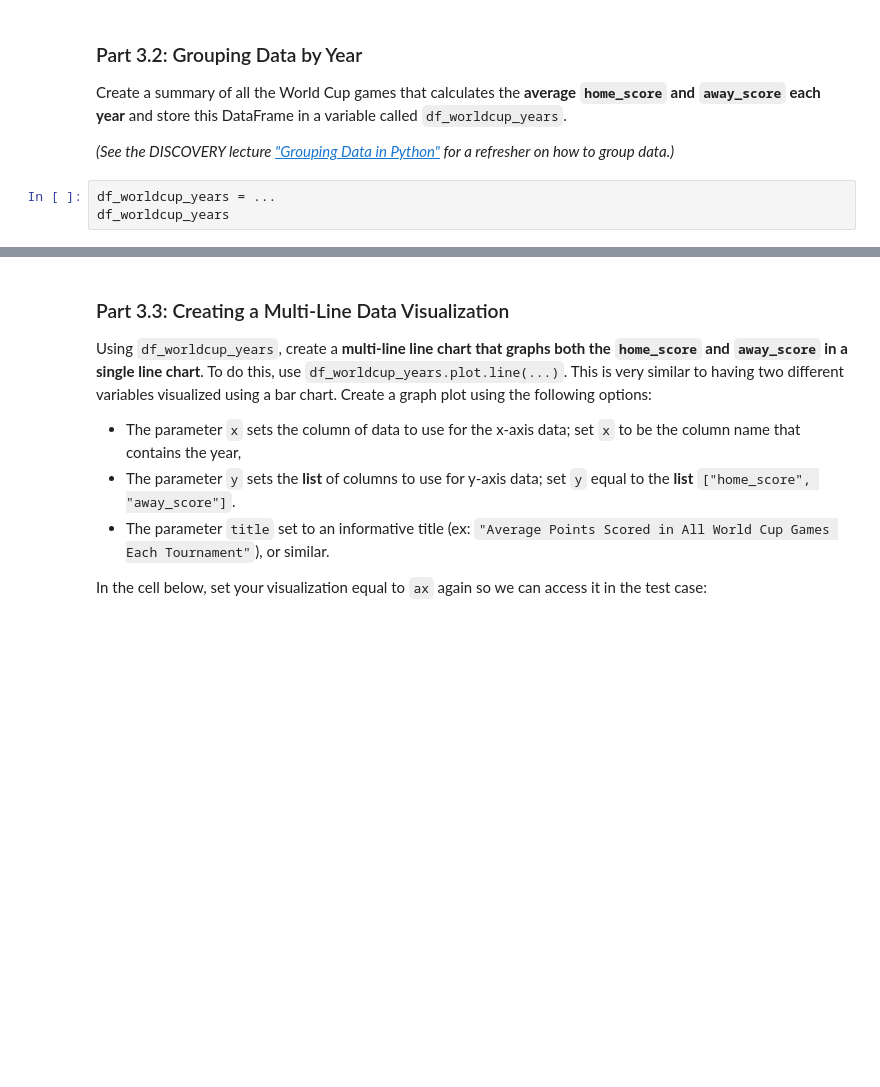
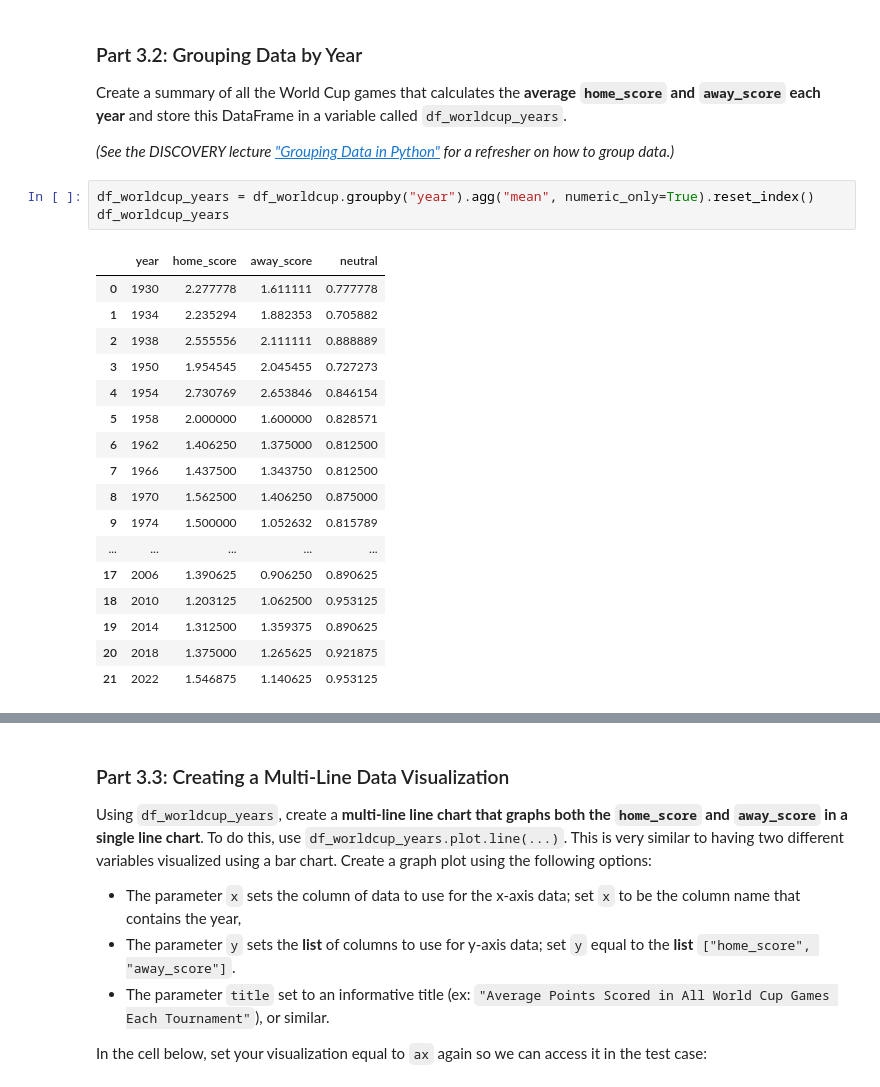
Before and after one commit to MilkyTT/FinalProjectProgramming, a Jupyter notebook: microproject-08-fifa-matches-since-1872/microproject-08-fifa-matches-since-1872.ipynb, the cells around one changed output, grey strips where cells are left out. Saved outputs shown, nothing was run; the diff lists cells and outputs as text; blank space fills up the shorter version.

```diff
--- a/microproject-08-fifa-matches-since-1872/microproject-08-fifa-matches-since-1872.ipynb
+++ b/microproject-08-fifa-matches-since-1872/microproject-08-fifa-matches-since-1872.ipynb
@@ -435,9 +516,27 @@ print(f"{tada} All Tests Passed! {tada}")
 Create a summary of all the World Cup games that calculates the **average `home_score` and `away_score` each year** and store this DataFrame in a variable called `df_worldcup_years`.
 
 *(See the DISCOVERY lecture ["Grouping Data in Python"](https://discovery.cs.illinois.edu/learn/Exploratory-Data-Analysis/Grouping-Data-in-Python/) for a refresher on how to group data.)*
-# %%
-df_worldcup_years = ...
-df_worldcup_years
+# %%
+df_worldcup_years = df_worldcup.groupby("year").agg("mean", numeric_only=True).reset_index()
+df_worldcup_years
+# %% [output]
+|  | year | home_score | away_score | neutral |
+| 0 | 1930 | 2.277778 | 1.611111 | 0.777778 |
+| 1 | 1934 | 2.235294 | 1.882353 | 0.705882 |
+| 2 | 1938 | 2.555556 | 2.111111 | 0.888889 |
+| 3 | 1950 | 1.954545 | 2.045455 | 0.727273 |
+| 4 | 1954 | 2.730769 | 2.653846 | 0.846154 |
+| 5 | 1958 | 2.000000 | 1.600000 | 0.828571 |
+| 6 | 1962 | 1.406250 | 1.375000 | 0.812500 |
+| 7 | 1966 | 1.437500 | 1.343750 | 0.812500 |
+| 8 | 1970 | 1.562500 | 1.406250 | 0.875000 |
+| 9 | 1974 | 1.500000 | 1.052632 | 0.815789 |
+| ... | ... | ... | ... | ... |
+| 17 | 2006 | 1.390625 | 0.906250 | 0.890625 |
+| 18 | 2010 | 1.203125 | 1.062500 | 0.953125 |
+| 19 | 2014 | 1.312500 | 1.359375 | 0.890625 |
+| 20 | 2018 | 1.375000 | 1.265625 | 0.921875 |
+| 21 | 2022 | 1.546875 | 1.140625 | 0.953125 |
 # %%
 ### Part 3.2: Grouping Data by Year
 tada = "\N{PARTY POPPER}"
```
Also changed, not shown: parts of 20 cells of this notebook, 1 other file.
